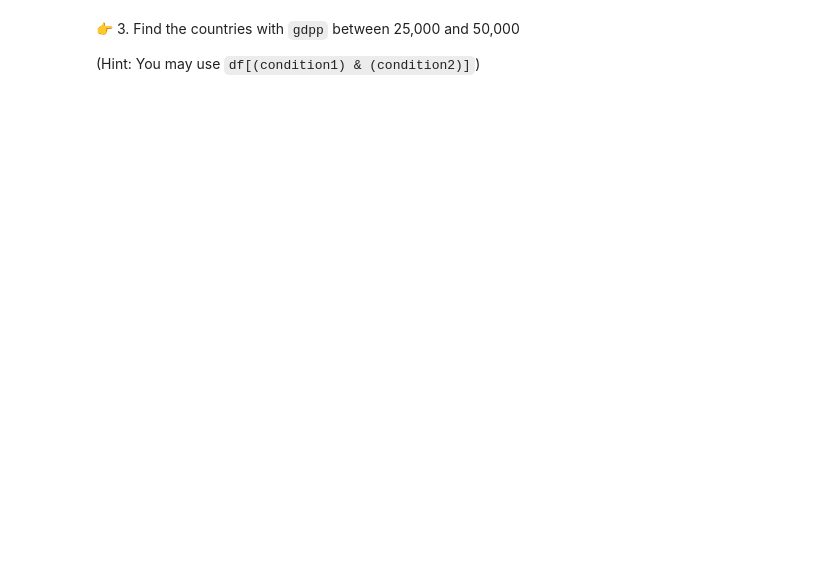
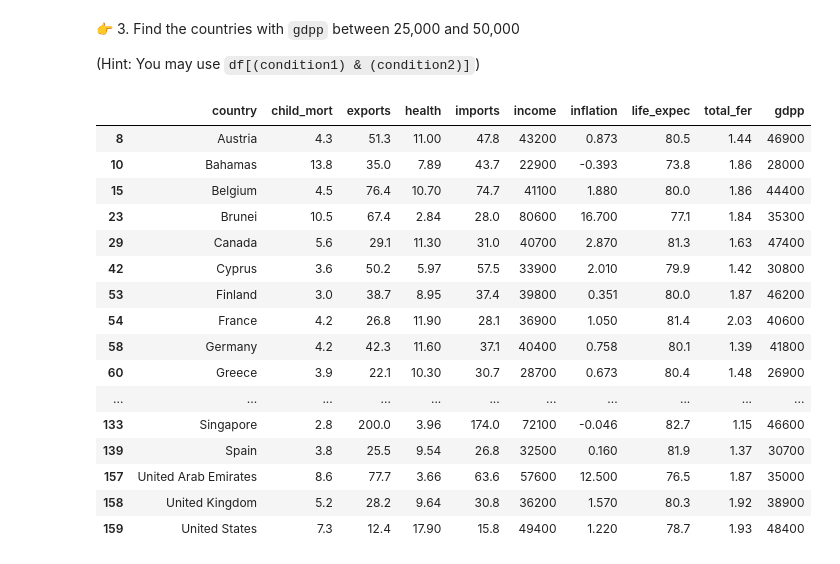
Before and after one commit to affannajiy/modelling-simulation, a Jupyter notebook: Lab-1/Lab1_Intro_Python_26.ipynb, the cells around one changed output. Saved outputs shown, nothing was run; the diff lists cells and outputs as text; code cells hidden in the pictures; blank space fills up the shorter version.

```diff
--- a/Lab-1/Lab1_Intro_Python_26.ipynb
+++ b/Lab-1/Lab1_Intro_Python_26.ipynb
@@ -1029,3 +1039,26 @@ dtype: int64
 👉 3. Find the countries with `gdpp` between 25,000 and 50,000
 
 (Hint: You may use `df[(condition1) & (condition2)]`)
+# %%
+import pandas as pd
+data = pd.read_csv("Country-data.csv")
+#countries with 25000 > gdpp < 50000
+data[(data["gdpp"] > 25000) & (data["gdpp"] < 50000)]
+# %% [output]
+|  | country | child_mort | exports | health | imports | income | inflation | life_expec | total_fer | gdpp |
+| 8 | Austria | 4.3 | 51.3 | 11.00 | 47.8 | 43200 | 0.873 | 80.5 | 1.44 | 46900 |
+| 10 | Bahamas | 13.8 | 35.0 | 7.89 | 43.7 | 22900 | -0.393 | 73.8 | 1.86 | 28000 |
+| 15 | Belgium | 4.5 | 76.4 | 10.70 | 74.7 | 41100 | 1.880 | 80.0 | 1.86 | 44400 |
+| 23 | Brunei | 10.5 | 67.4 | 2.84 | 28.0 | 80600 | 16.700 | 77.1 | 1.84 | 35300 |
+| 29 | Canada | 5.6 | 29.1 | 11.30 | 31.0 | 40700 | 2.870 | 81.3 | 1.63 | 47400 |
+| 42 | Cyprus | 3.6 | 50.2 | 5.97 | 57.5 | 33900 | 2.010 | 79.9 | 1.42 | 30800 |
+| 53 | Finland | 3.0 | 38.7 | 8.95 | 37.4 | 39800 | 0.351 | 80.0 | 1.87 | 46200 |
+| 54 | France | 4.2 | 26.8 | 11.90 | 28.1 | 36900 | 1.050 | 81.4 | 2.03 | 40600 |
+| 58 | Germany | 4.2 | 42.3 | 11.60 | 37.1 | 40400 | 0.758 | 80.1 | 1.39 | 41800 |
+| 60 | Greece | 3.9 | 22.1 | 10.30 | 30.7 | 28700 | 0.673 | 80.4 | 1.48 | 26900 |
+| ... | ... | ... | ... | ... | ... | ... | ... | ... | ... | ... |
+| 133 | Singapore | 2.8 | 200.0 | 3.96 | 174.0 | 72100 | -0.046 | 82.7 | 1.15 | 46600 |
+| 139 | Spain | 3.8 | 25.5 | 9.54 | 26.8 | 32500 | 0.160 | 81.9 | 1.37 | 30700 |
+| 157 | United Arab Emirates | 8.6 | 77.7 | 3.66 | 63.6 | 57600 | 12.500 | 76.5 | 1.87 | 35000 |
+| 158 | United Kingdom | 5.2 | 28.2 | 9.64 | 30.8 | 36200 | 1.570 | 80.3 | 1.92 | 38900 |
+| 159 | United States | 7.3 | 12.4 | 17.90 | 15.8 | 49400 | 1.220 | 78.7 | 1.93 | 48400 |
```
Also changed, not shown: parts of 1 cell of this notebook, 10 other files.
